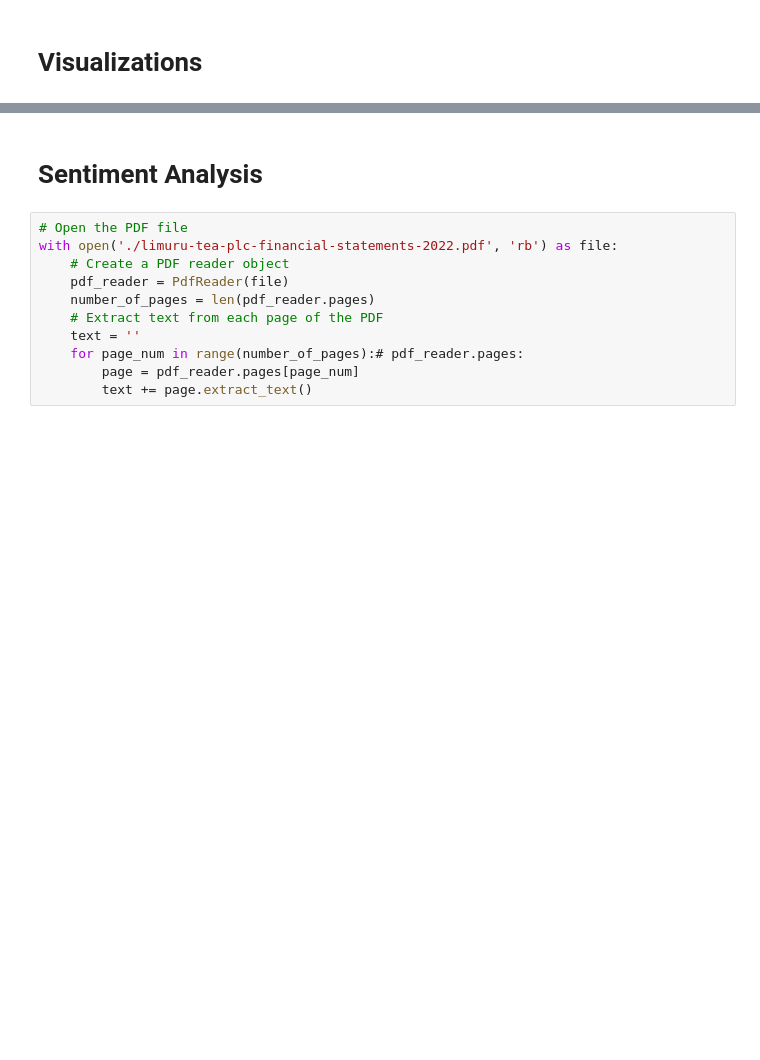
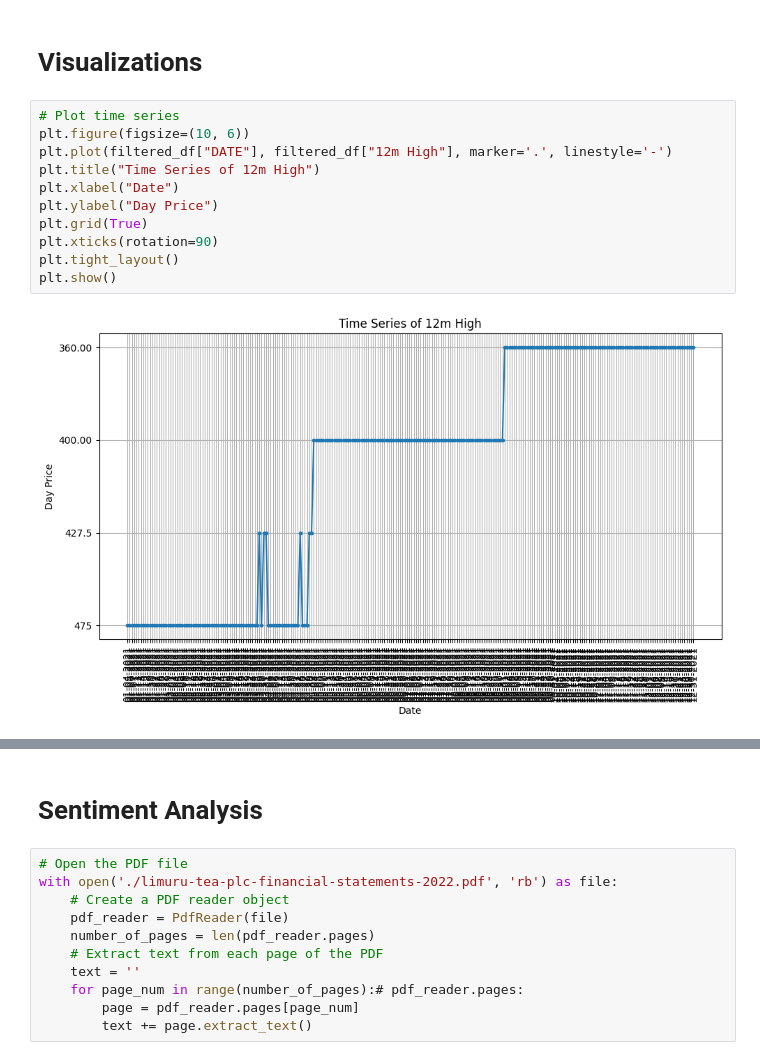
Before and after one commit to JosephRidge/NSE_DATA, a Jupyter notebook: app.ipynb, the cells around one changed output, grey strips where cells are left out. Saved outputs shown, nothing was run; the diff lists cells and outputs as text; blank space fills up the shorter version.

```diff
--- a/app.ipynb
+++ b/app.ipynb
@@ -205,2 +217,15 @@ filtered_df.head()
 # %% [markdown]
 # Visualizations
+# %%
+# Plot time series
+plt.figure(figsize=(10, 6))
+plt.plot(filtered_df["DATE"], filtered_df["12m High"], marker='.', linestyle='-')
+plt.title("Time Series of 12m High")
+plt.xlabel("Date")
+plt.ylabel("Day Price")
+plt.grid(True)
+plt.xticks(rotation=90)
+plt.tight_layout()
+plt.show()
+# %% [output]
+[figure, added]
```
Also changed, not shown: parts of 10 cells of this notebook, 1 other file.
